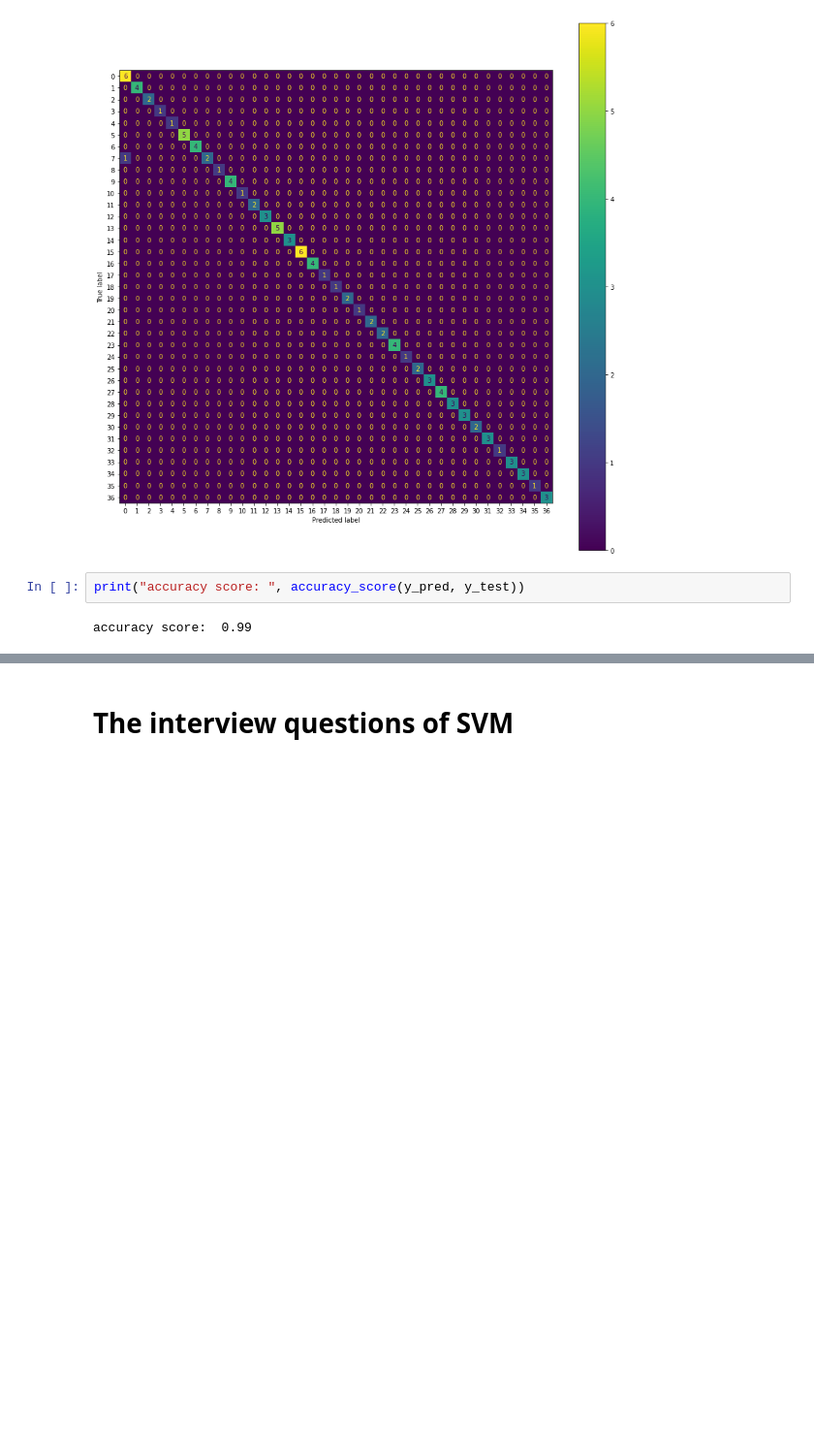
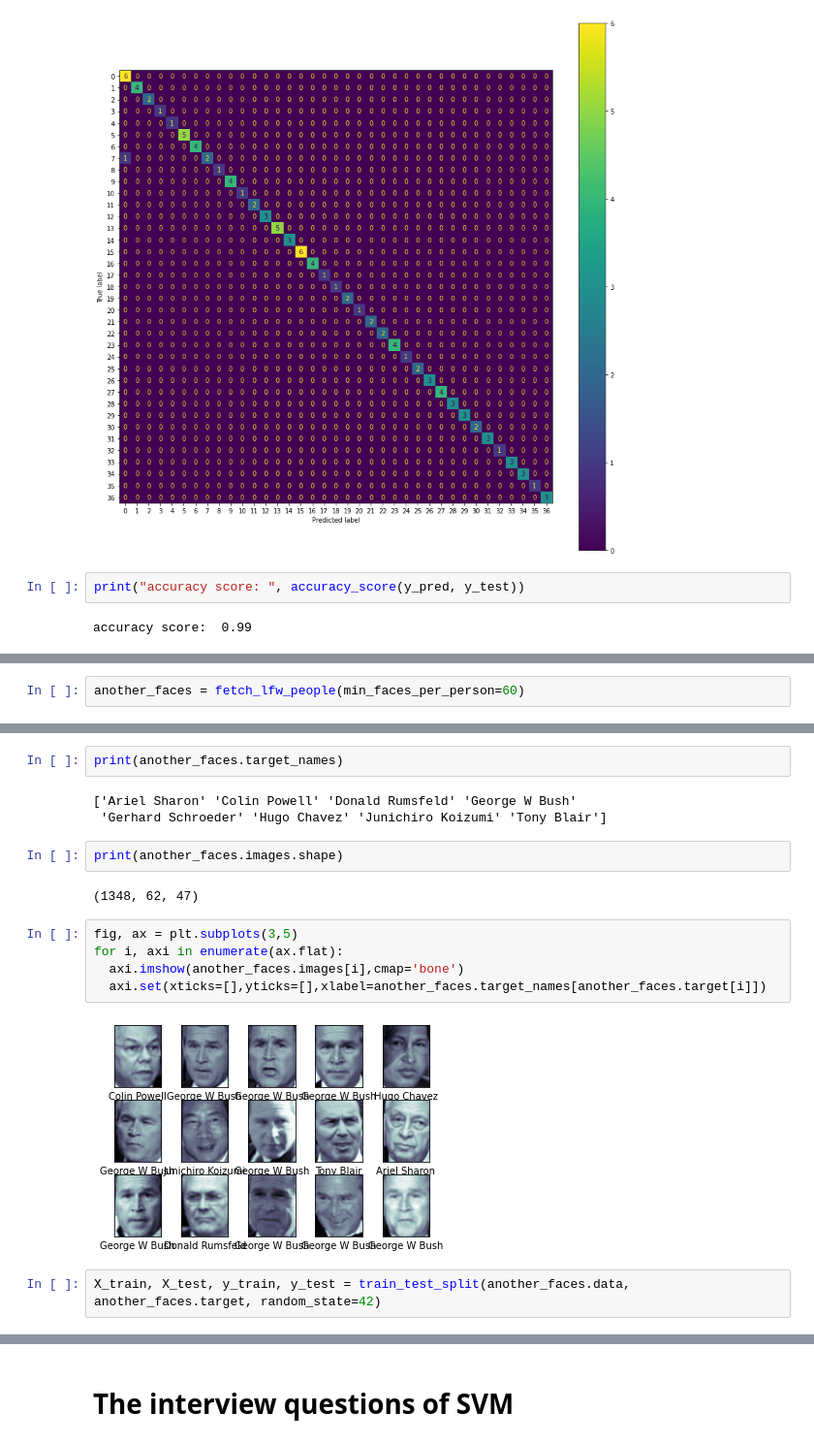
Before and after one commit to yeb2Binfang/ECE-GY-9163-ML-cyber, a Jupyter notebook: Lab/SVM_lab.ipynb, the cells around one changed output, grey strips where cells are left out. Shown at 97% size. Saved outputs shown, nothing was run; the diff lists cells and outputs as text; blank space fills up the shorter version.

```diff
--- a/Lab/SVM_lab.ipynb
+++ b/Lab/SVM_lab.ipynb
@@ -691,0 +741,2 @@ accuracy score:  0.99
+# %%
+another_faces = fetch_lfw_people(min_faces_per_person=60)
@@ -691,0 +763,18 @@ accuracy score:  0.99
+# %%
+print(another_faces.target_names)
+# %% [output]
+['Ariel Sharon' 'Colin Powell' 'Donald Rumsfeld' 'George W Bush'
+ 'Gerhard Schroeder' 'Hugo Chavez' 'Junichiro Koizumi' 'Tony Blair']
+# %%
+print(another_faces.images.shape)
+# %% [output]
+(1348, 62, 47)
+# %%
+fig, ax = plt.subplots(3,5)
+for i, axi in enumerate(ax.flat):
+  axi.imshow(another_faces.images[i],cmap='bone')
+  axi.set(xticks=[],yticks=[],xlabel=another_faces.target_names[another_faces.target[i]])
+# %% [output]
+[figure, added]
+# %%
+X_train, X_test, y_train, y_test = train_test_split(another_faces.data, another_faces.target, random_state=42)
```
Also changed, not shown: parts of 27 cells of this notebook.
